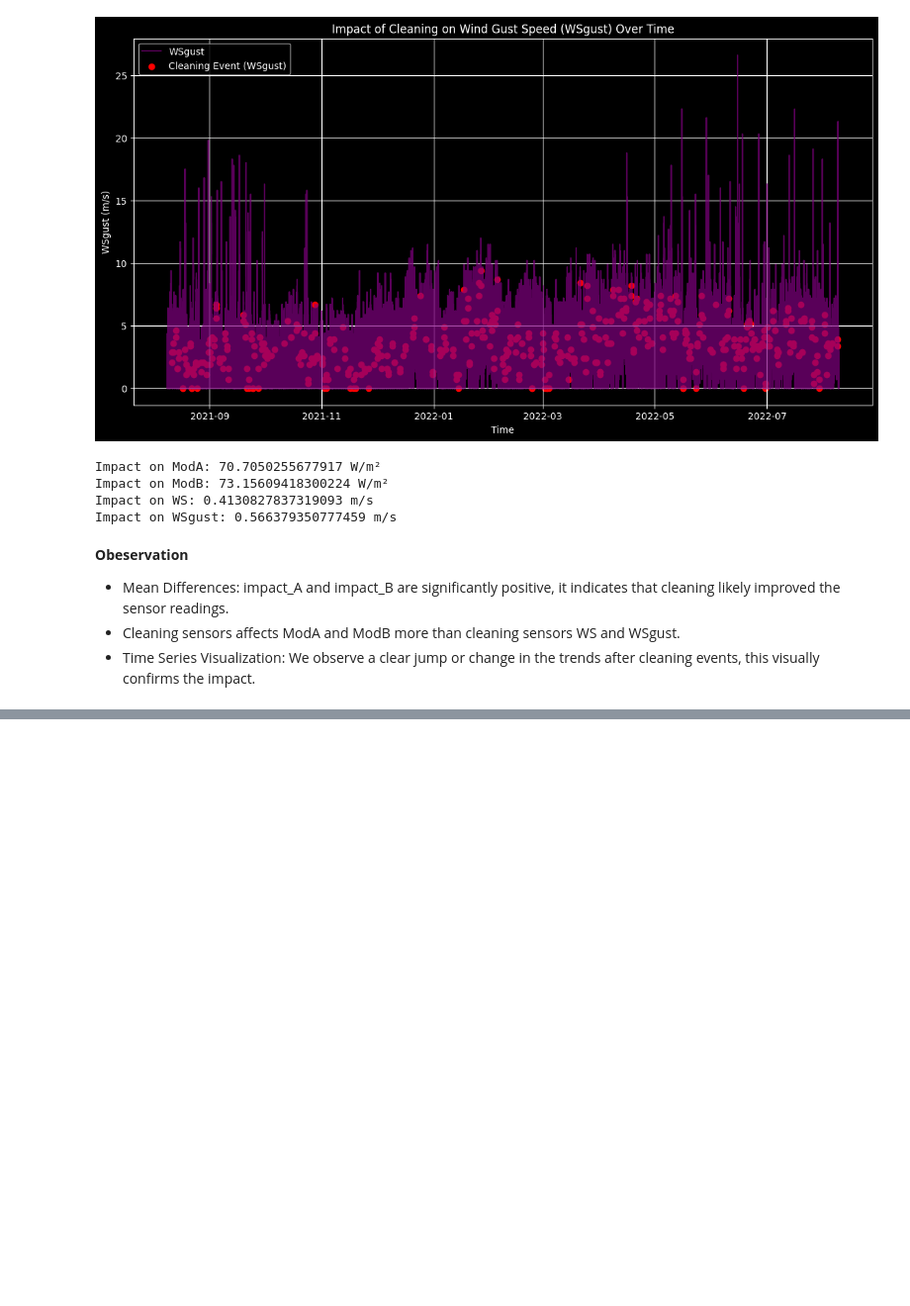
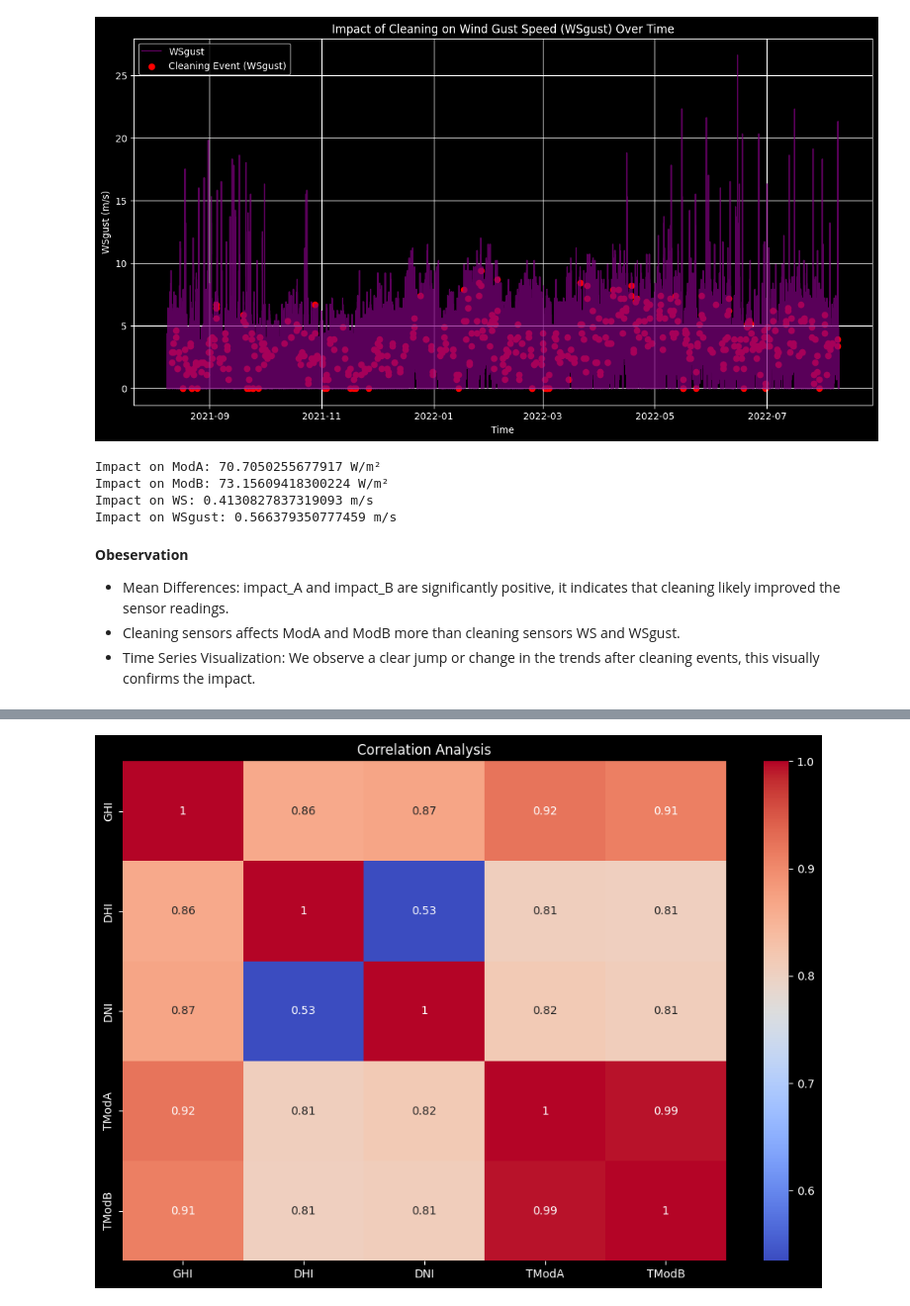
Before and after one commit to Yosef-ft/Solar_Radiation_Analysis, a Jupyter notebook: notebooks/EDA.ipynb, the cells around one changed output, grey strips where cells are left out. Shown at 99% size. Cells and saved outputs as stored; diff of their text form; code cells hidden in the pictures; blank space fills up the shorter version.

```diff
--- a/notebooks/EDA.ipynb
+++ b/notebooks/EDA.ipynb
@@ -492,0 +512,4 @@ Impact on WSgust: 0.566379350777459 m/s
+# %%
+corr_analysis(sierra)
+# %% [output]
+[figure, added]
```
Also changed, not shown: parts of 9 cells of this notebook.
